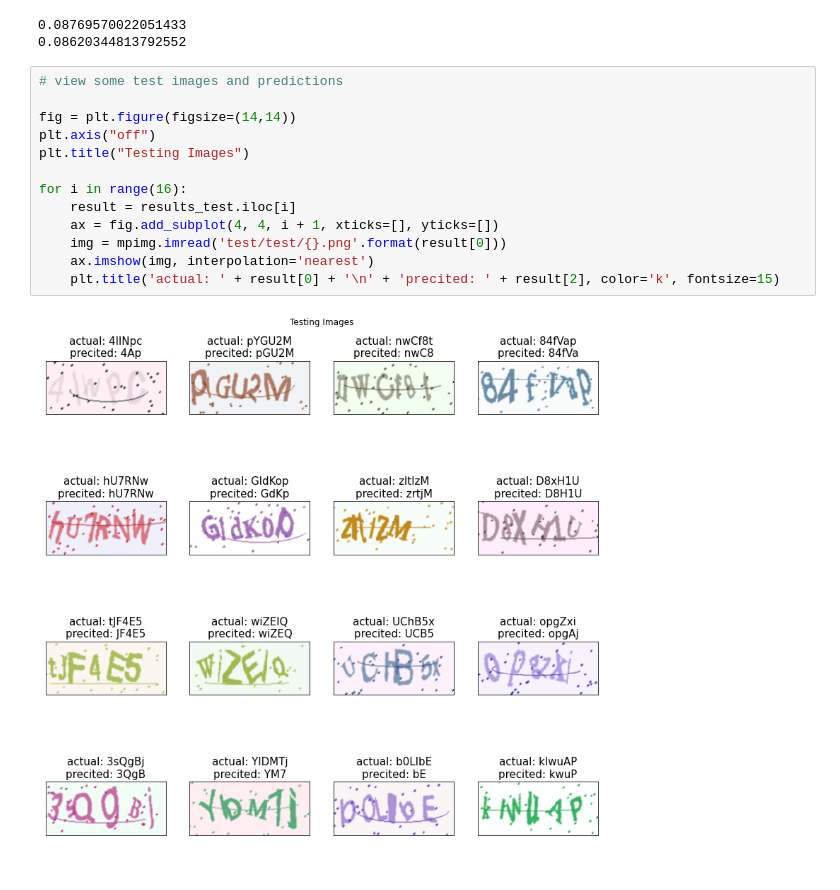
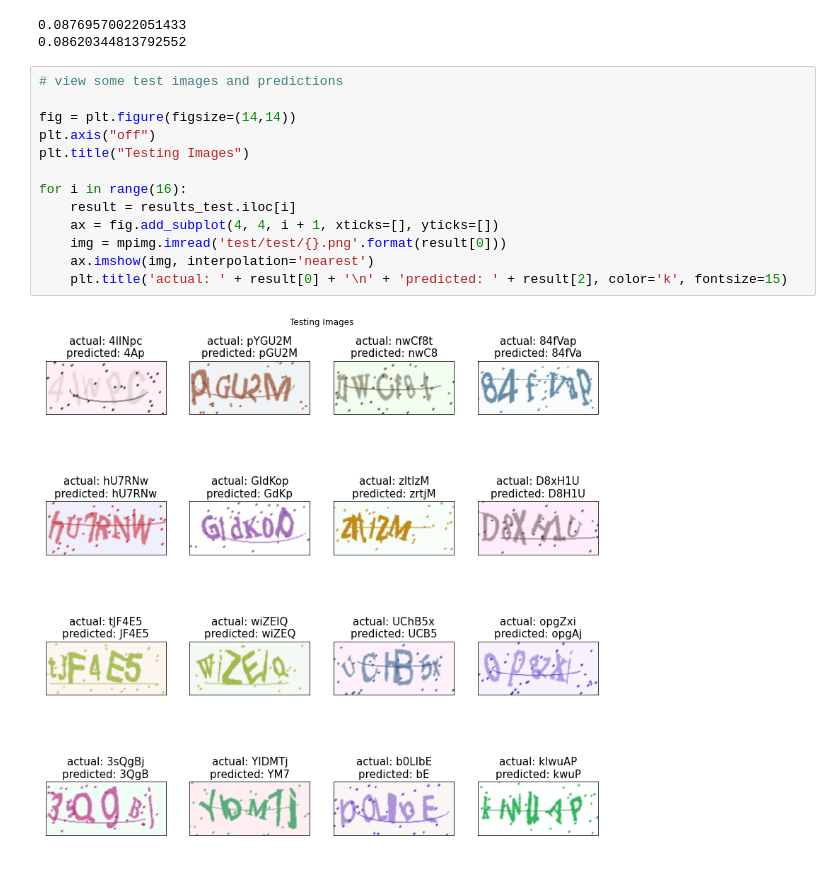
Before and after one commit to Strojove-uceni/final-projects-i_am_not_a_robot, a Jupyter notebook: captcha_model.ipynb, the cells around one changed output. Saved outputs shown, nothing was run; the diff lists cells and outputs as text.

```diff
--- a/captcha_model.ipynb
+++ b/captcha_model.ipynb
@@ -611,15 +611,15 @@ print(test_accuracy)
 # %%
 # view some test images and predictions
 
 fig = plt.figure(figsize=(14,14))
 plt.axis("off")
 plt.title("Testing Images")
 
 for i in range(16):
     result = results_test.iloc[i]
     ax = fig.add_subplot(4, 4, i + 1, xticks=[], yticks=[])
     img = mpimg.imread('test/test/{}.png'.format(result[0]))
     ax.imshow(img, interpolation='nearest')
-    plt.title('actual: ' + result[0] + '\n' + 'precited: ' + result[2], color='k', fontsize=15)
+    plt.title('actual: ' + result[0] + '\n' + 'predicted: ' + result[2], color='k', fontsize=15)
 # %% [output]
-[figure, old version]
+[figure, new version]
```
